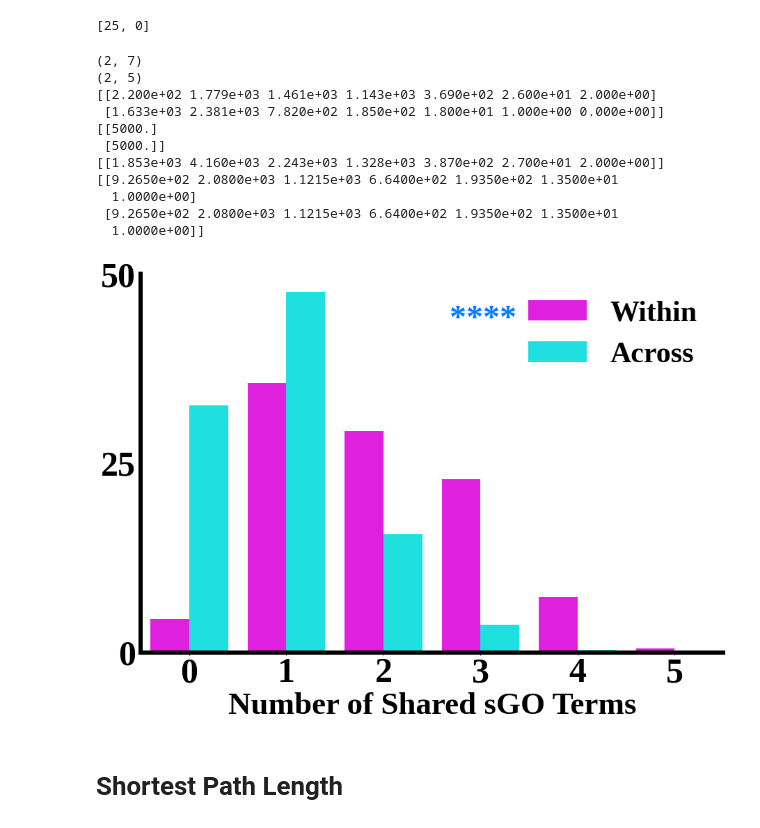
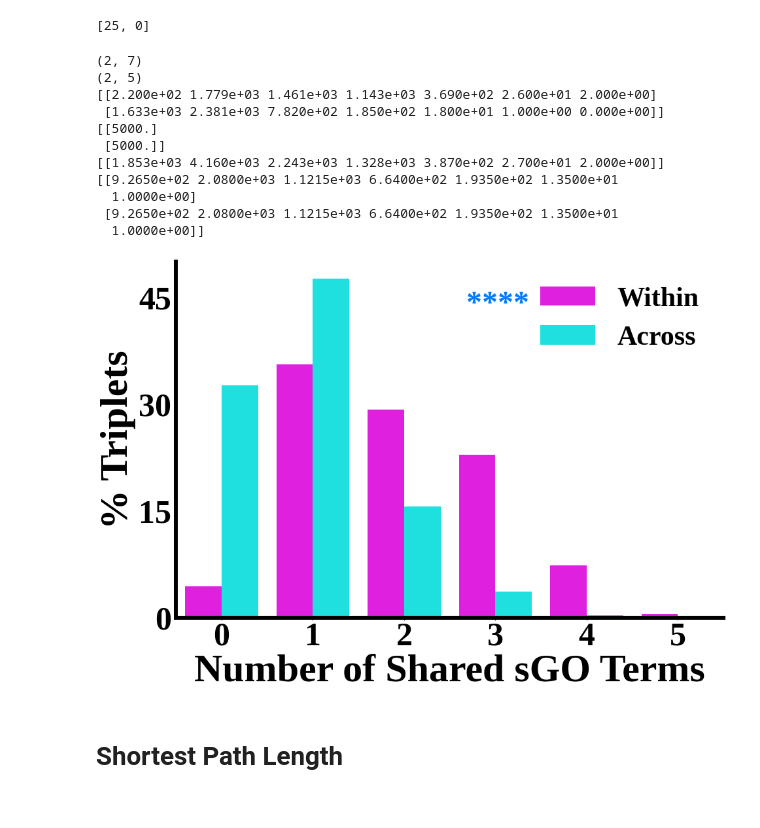
Before and after one commit to KISRDevelopment/cell_viability_paper, a Jupyter notebook: tgi_pseudo_triplets_exploration.ipynb, the cells around one changed output. Saved outputs shown, nothing was run; the diff lists cells and outputs as text; code cells hidden in the pictures.

Commit message:
tweak figures

```diff
--- a/tgi_pseudo_triplets_exploration.ipynb
+++ b/tgi_pseudo_triplets_exploration.ipynb
@@ -141,10 +141,10 @@ def visualizeR(R, ax, output_path, title, showxlabel=True, yticks=None, showlege
 
     ax.yaxis.set_tick_params(labelsize=plot_cfg['tick_label_size'])
     ax.xaxis.set_tick_params(labelsize=plot_cfg['tick_label_size'])
-    #ax.set_ylabel("% Triplets", fontsize=plot_cfg['ylabel_size'], fontweight='bold')
-    ax.set_ylabel("")
+    ax.set_ylabel("% Triplets", fontsize=plot_cfg['ylabel_size'], fontweight='bold')
+
     if showxlabel:
-        ax.set_xlabel("Number of Shared sGO Terms", fontsize=plot_cfg['ylabel_size']*0.75, fontweight='bold')
+        ax.set_xlabel("Number of Shared sGO Terms", fontsize=plot_cfg['ylabel_size'], fontweight='bold')
     else:
         ax.set_xlabel("")
     ax.spines['right'].set_visible(False)
@@ -159,35 +159,35 @@ def visualizeR(R, ax, output_path, title, showxlabel=True, yticks=None, showlege
                     color=star_colors[1], ha="left", va="top", weight='bold',
                     fontsize=plot_cfg['stars_label_size'])
     ax.set_title(title, fontsize=plot_cfg['xlabel_size'], fontweight='bold')
-    #plt.savefig(output_path, bbox_inches='tight', dpi=100)
+    plt.savefig(output_path, bbox_inches='tight', dpi=100)
 # %%
 
 R2 = calculateR(2)
 print(R2.shape)
 R3 = calculateR(3)
 print(R3.shape)
 
 f, ax = plt.subplots(1, 1, figsize=(15, 10), sharex=True)
-visualizeR(R2, ax, "../figures/yeast_pseudo_triplets_sgo_atleast2.png", "", showxlabel=True, yticks=[0, 25, 50], showlegend=True)
+visualizeR(R2, ax, "../figures/yeast_pseudo_triplets_sgo_atleast2.png", "", showxlabel=True, yticks=[0, 15, 30, 45], showlegend=True)
 #visualizeR(R3, axes[1], "../figures/yeast_pseudo_triplets_sg_sgo_all3.png", "sGOs shared by all three genes", yticks=[0, 50, 100])
 #f.text(-0.01, 0.5, '% Triplets', va='center', rotation='vertical', fontsize=plot_cfg['ylabel_size'], fontweight='bold')
 #f.subplots_adjust(hspace=0.4)
 
 # chisq, p, ddof = chi2(R)
 # print("Chi2: %f, p value: %f, ddof: %d" % (chisq, p, ddof))
 # %% [output]
 (2, 7)
 (2, 5)
 [[2.200e+02 1.779e+03 1.461e+03 1.143e+03 3.690e+02 2.600e+01 2.000e+00]
  [1.633e+03 2.381e+03 7.820e+02 1.850e+02 1.800e+01 1.000e+00 0.000e+00]]
 [[5000.]
  [5000.]]
 [[1.853e+03 4.160e+03 2.243e+03 1.328e+03 3.870e+02 2.700e+01 2.000e+00]]
 [[9.2650e+02 2.0800e+03 1.1215e+03 6.6400e+02 1.9350e+02 1.3500e+01
   1.0000e+00]
  [9.2650e+02 2.0800e+03 1.1215e+03 6.6400e+02 1.9350e+02 1.3500e+01
   1.0000e+00]]
-[figure, old version]
+[figure, new version]
 # %% [markdown]
 # Shortest Path Length
 # %%
```
Also changed, not shown: parts of 3 cells of this notebook, 4 other files.
